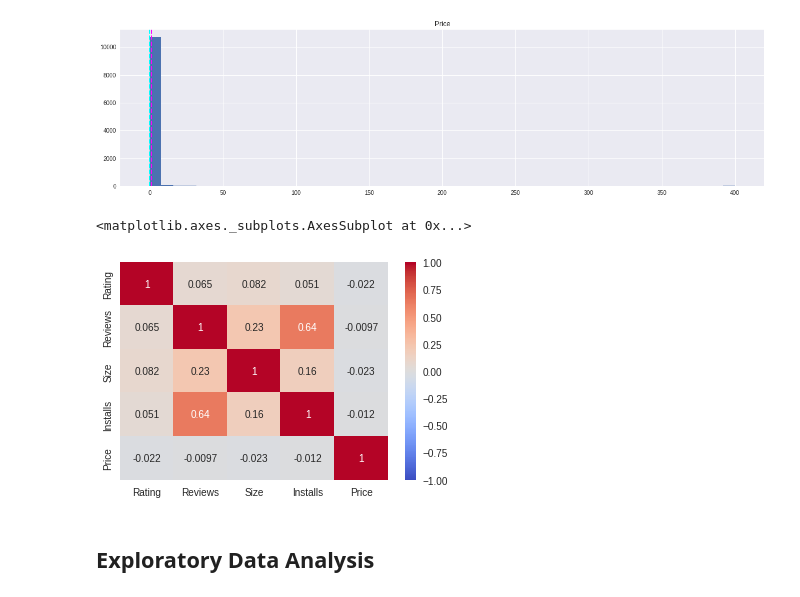
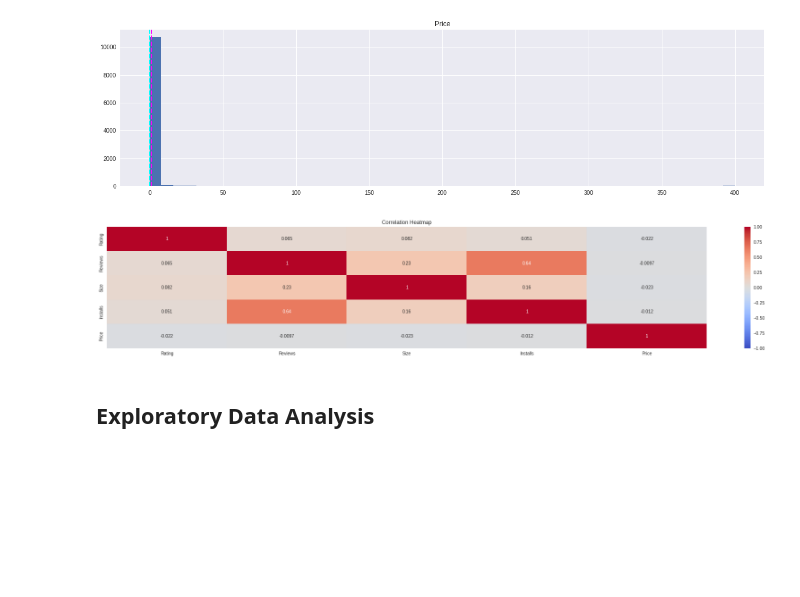
Before and after one commit to Selva-Subramanian/Playstore-Apps-Review-Analysis, a Jupyter notebook: Playstore_Apps_Review_Analysis.ipynb, the cells around one changed output. Saved outputs shown, nothing was run; the diff lists cells and outputs as text; code cells hidden in the pictures; blank space fills up the shorter version.

```diff
--- a/Playstore_Apps_Review_Analysis.ipynb
+++ b/Playstore_Apps_Review_Analysis.ipynb
@@ -183,9 +183,10 @@ plt.show()
 # %%
 # correlation between the features in our dataset
 sns.heatmap(df_apps_cleaned.corr(),vmin=-1,annot=True,cmap='coolwarm')
+plt.title('Correlation Heatmap')
+plt.show()
 # %% [output]
-<matplotlib.axes._subplots.AxesSubplot at 0x...>
-[figure, old version]
+[figure, new version]
 # %% [markdown]
 ## <b> Exploratory Data Analysis
 # %% [markdown]
```
Also changed, not shown: parts of 33 cells of this notebook.
